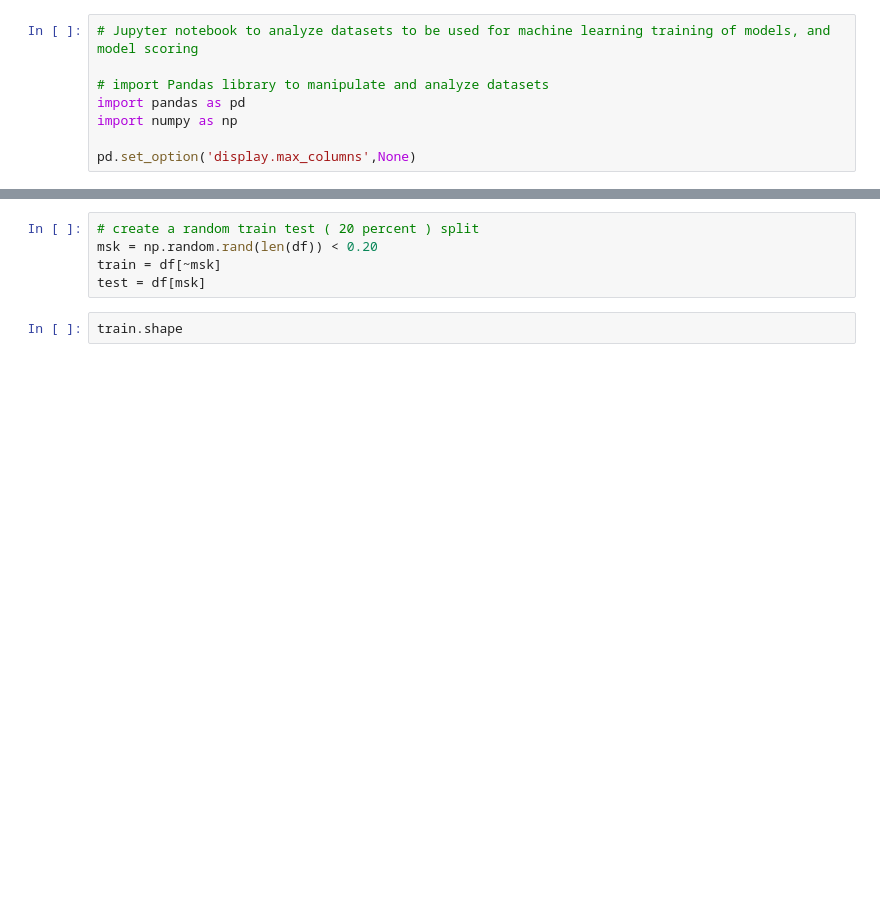
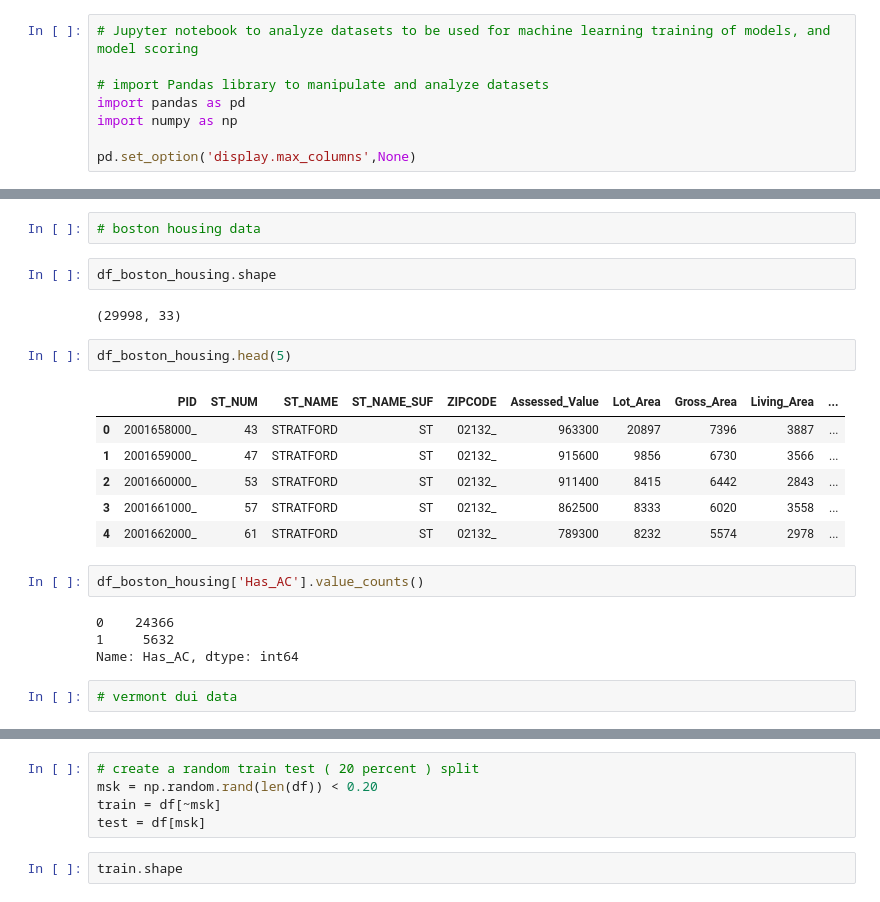
Before and after one commit to sharkymark/py-notebooks, a Jupyter notebook: generic.ipynb, the cells around one changed output, grey strips where cells are left out. Drawn from its saved outputs; the diff is of its cells as text; blank space fills up the shorter version.

Commit message:
add vermont datasets

```diff
--- a/generic.ipynb
+++ b/generic.ipynb
@@ -103,0 +90,23 @@ Name: Churn?, dtype: int64
+# %%
+# boston housing data
+# %%
+df_boston_housing.shape
+# %% [output]
+(29998, 33)
+# %%
+df_boston_housing.head(5)
+# %% [output]
+|  | PID | ST_NUM | ST_NAME | ST_NAME_SUF | ZIPCODE | Assessed_Value | Lot_Area | Gross_Area | Living_Area | ... |
+| 0 | 2001658000_ | 43 | STRATFORD | ST | 02132_ | 963300 | 20897 | 7396 | 3887 | ... |
+| 1 | 2001659000_ | 47 | STRATFORD | ST | 02132_ | 915600 | 9856 | 6730 | 3566 | ... |
+| 2 | 2001660000_ | 53 | STRATFORD | ST | 02132_ | 911400 | 8415 | 6442 | 2843 | ... |
+| 3 | 2001661000_ | 57 | STRATFORD | ST | 02132_ | 862500 | 8333 | 6020 | 3558 | ... |
+| 4 | 2001662000_ | 61 | STRATFORD | ST | 02132_ | 789300 | 8232 | 5574 | 2978 | ... |
+# %%
+df_boston_housing['Has_AC'].value_counts()
+# %% [output]
+0    24366
+1     5632
+Name: Has_AC, dtype: int64
+# %%
+# vermont dui data
```
Also changed, not shown: parts of 25 cells of this notebook, 1 other file.
